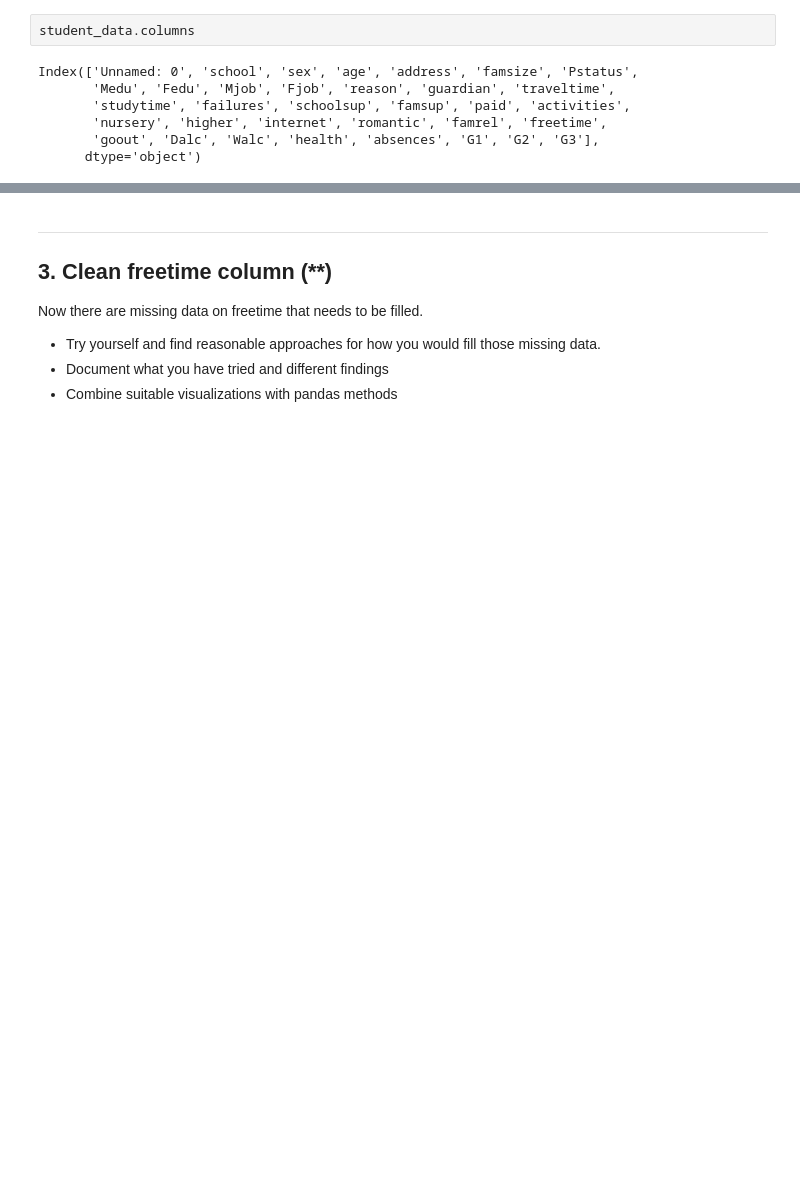
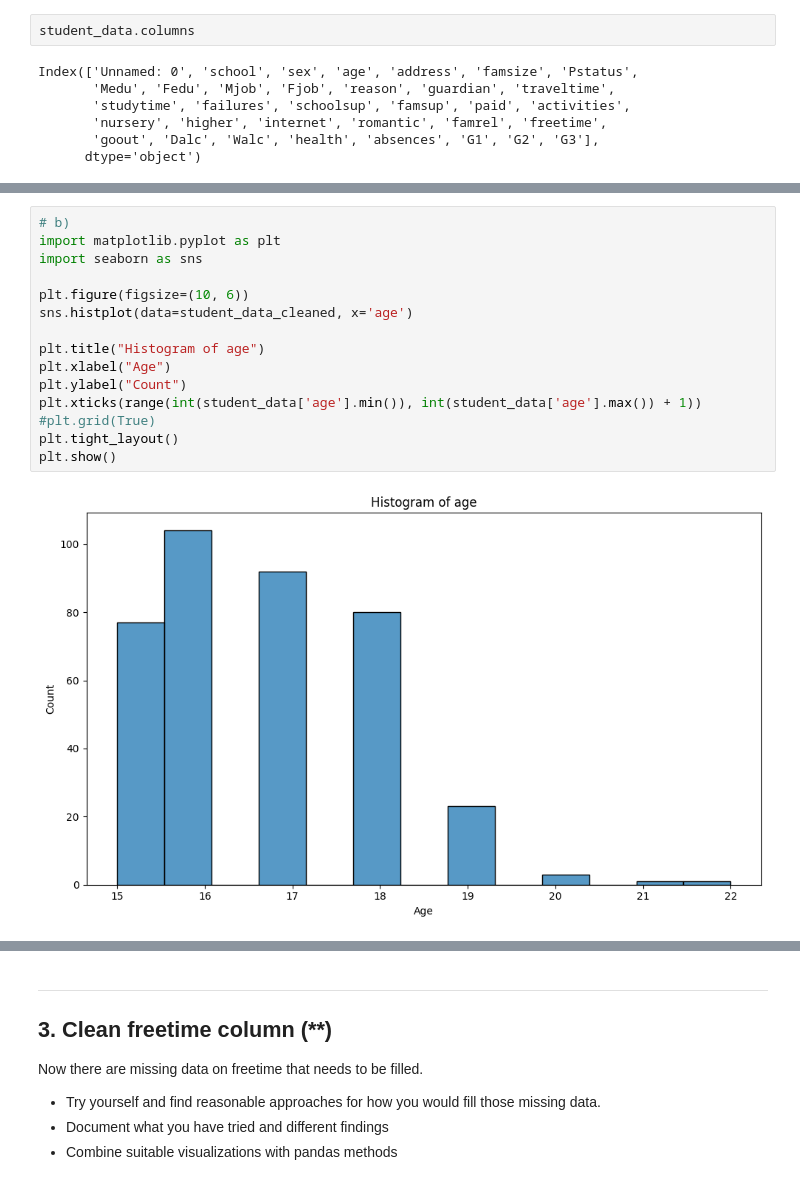
Before and after one commit to m0hsen-m0hseni/Databehandling-Mohsen-Mohseni, a Jupyter notebook: Exercises/E01_missing_aggregation.ipynb, the cells around one changed output, grey strips where cells are left out. Drawn from its saved outputs; the diff is of its cells as text; blank space fills up the shorter version.

```diff
--- a/Exercises/E01_missing_aggregation.ipynb
+++ b/Exercises/E01_missing_aggregation.ipynb
@@ -270,0 +300,17 @@ g)
+# %%
+# b)
+import matplotlib.pyplot as plt
+import seaborn as sns
+
+plt.figure(figsize=(10, 6))
+sns.histplot(data=student_data_cleaned, x='age')
+
+plt.title("Histogram of age")
+plt.xlabel("Age")
+plt.ylabel("Count")
+plt.xticks(range(int(student_data['age'].min()), int(student_data['age'].max()) + 1))
+#plt.grid(True)
+plt.tight_layout()
+plt.show()
+# %% [output]
+[figure, added]
```
Also changed, not shown: parts of 8 cells of this notebook.
